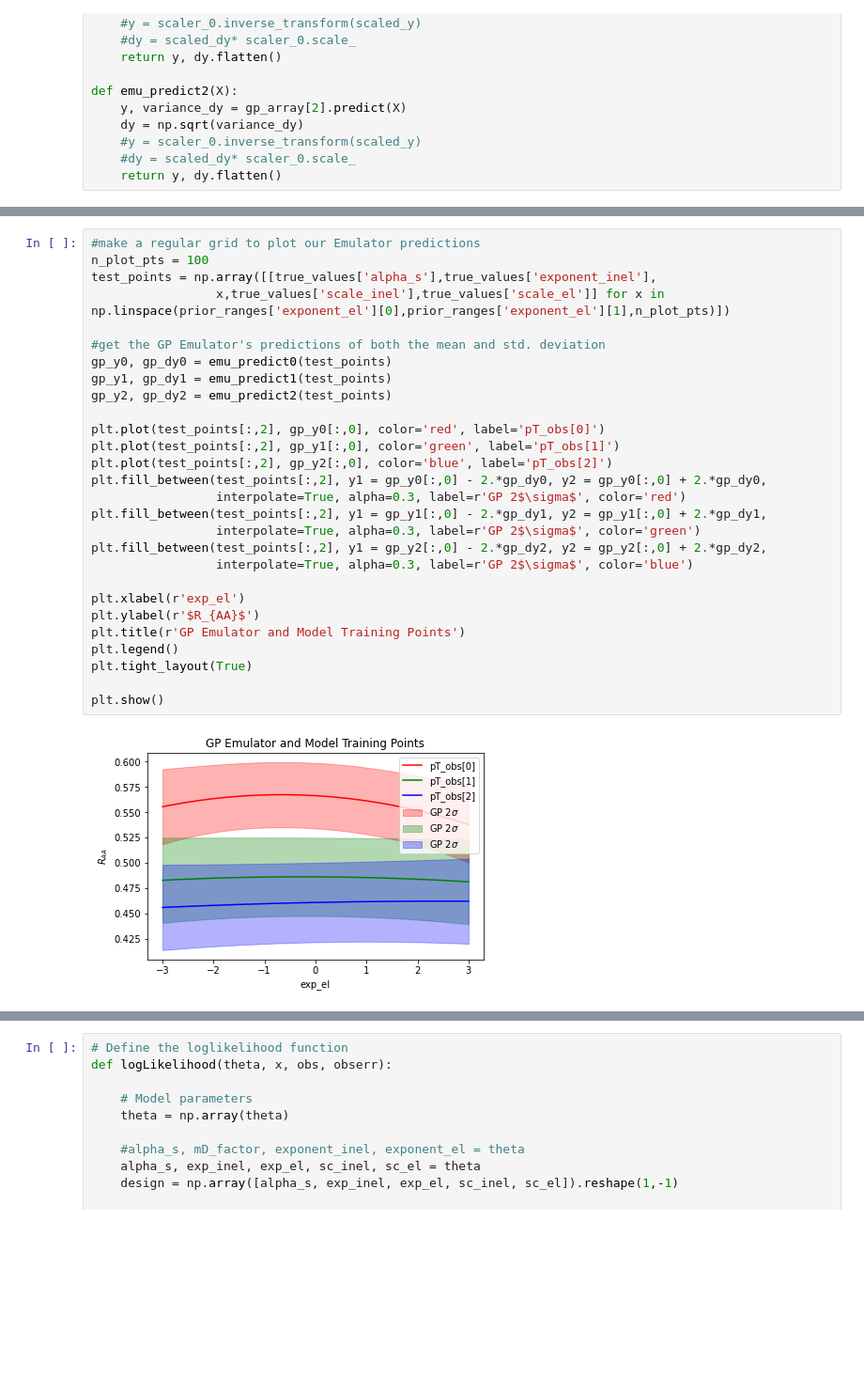
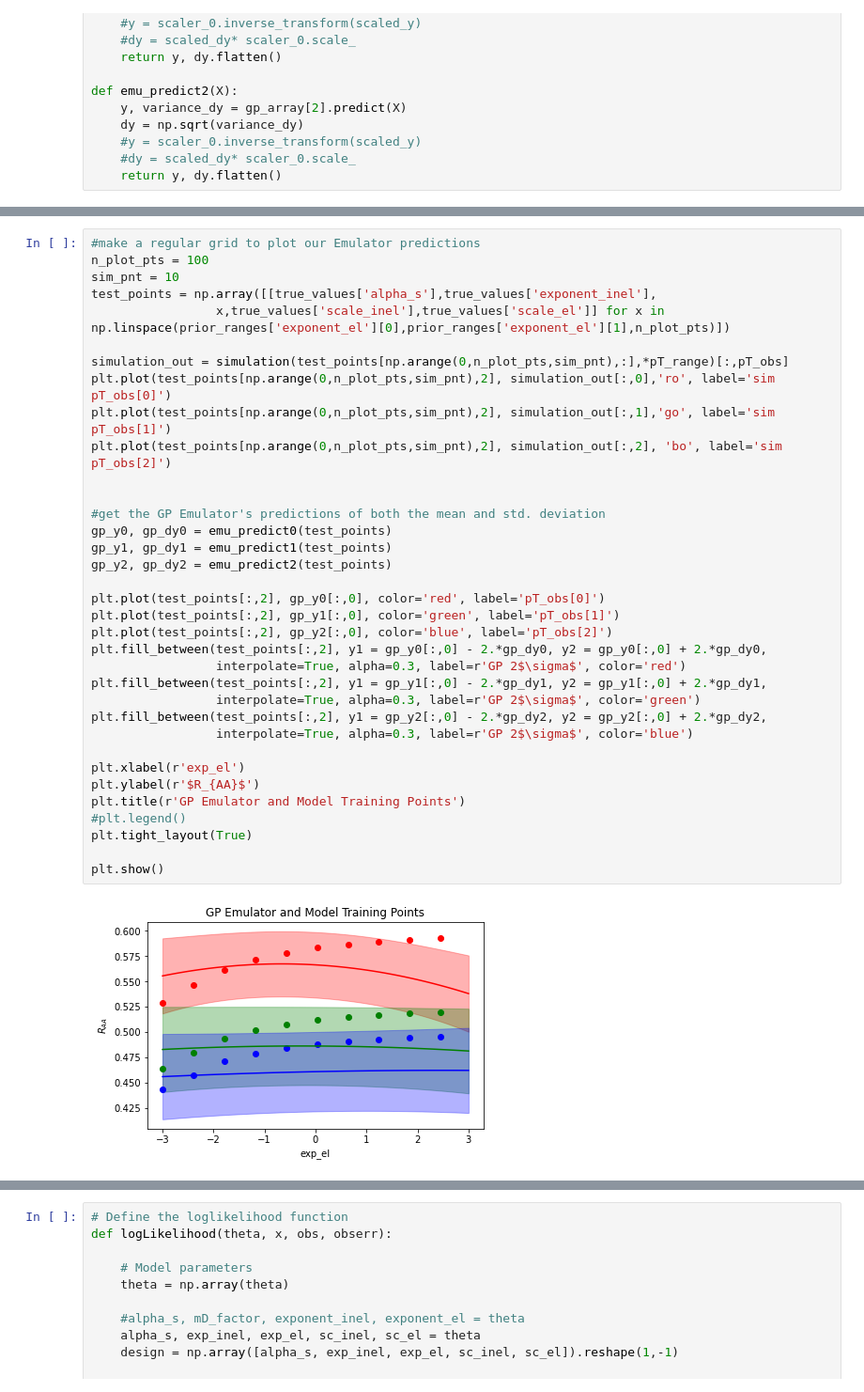
Before and after one commit to j-f-paquet/parton_energy_loss_qcd_bjorken, a Jupyter notebook: 5param_estimation_with_emukit.ipynb, the cells around one changed output, grey strips where cells are left out. Shown at 94% size. Drawn from its saved outputs; the diff is of its cells as text; blank space fills up the shorter version.

Commit message:
plot the true simulation values with prediction

```diff
--- a/5param_estimation_with_emukit.ipynb
+++ b/5param_estimation_with_emukit.ipynb
@@ -374,30 +394,37 @@ plt.show()
 # %%
 #make a regular grid to plot our Emulator predictions
 n_plot_pts = 100
+sim_pnt = 10
 test_points = np.array([[true_values['alpha_s'],true_values['exponent_inel'],
                  x,true_values['scale_inel'],true_values['scale_el']] for x in np.linspace(prior_ranges['exponent_el'][0],prior_ranges['exponent_el'][1],n_plot_pts)])
+
+simulation_out = simulation(test_points[np.arange(0,n_plot_pts,sim_pnt),:],*pT_range)[:,pT_obs]
+plt.plot(test_points[np.arange(0,n_plot_pts,sim_pnt),2], simulation_out[:,0],'ro', label='sim pT_obs[0]')
+plt.plot(test_points[np.arange(0,n_plot_pts,sim_pnt),2], simulation_out[:,1],'go', label='sim pT_obs[1]')
+plt.plot(test_points[np.arange(0,n_plot_pts,sim_pnt),2], simulation_out[:,2], 'bo', label='sim pT_obs[2]')
+
 
 #get the GP Emulator's predictions of both the mean and std. deviation
 gp_y0, gp_dy0 = emu_predict0(test_points)
 gp_y1, gp_dy1 = emu_predict1(test_points)
 gp_y2, gp_dy2 = emu_predict2(test_points)
 
 plt.plot(test_points[:,2], gp_y0[:,0], color='red', label='pT_obs[0]')
 plt.plot(test_points[:,2], gp_y1[:,0], color='green', label='pT_obs[1]')
 plt.plot(test_points[:,2], gp_y2[:,0], color='blue', label='pT_obs[2]')
 plt.fill_between(test_points[:,2], y1 = gp_y0[:,0] - 2.*gp_dy0, y2 = gp_y0[:,0] + 2.*gp_dy0,
                  interpolate=True, alpha=0.3, label=r'GP 2$\sigma$', color='red')
 plt.fill_between(test_points[:,2], y1 = gp_y1[:,0] - 2.*gp_dy1, y2 = gp_y1[:,0] + 2.*gp_dy1,
                  interpolate=True, alpha=0.3, label=r'GP 2$\sigma$', color='green')
 plt.fill_between(test_points[:,2], y1 = gp_y2[:,0] - 2.*gp_dy2, y2 = gp_y2[:,0] + 2.*gp_dy2,
                  interpolate=True, alpha=0.3, label=r'GP 2$\sigma$', color='blue')
 
 plt.xlabel(r'exp_el')
 plt.ylabel(r'$R_{AA}$')
 plt.title(r'GP Emulator and Model Training Points')
-plt.legend()
+#plt.legend()
 plt.tight_layout(True)
 
 plt.show()
 # %% [output]
-[figure, old version]
+[figure, new version]
```
Also changed, not shown: parts of 6 cells of this notebook.
